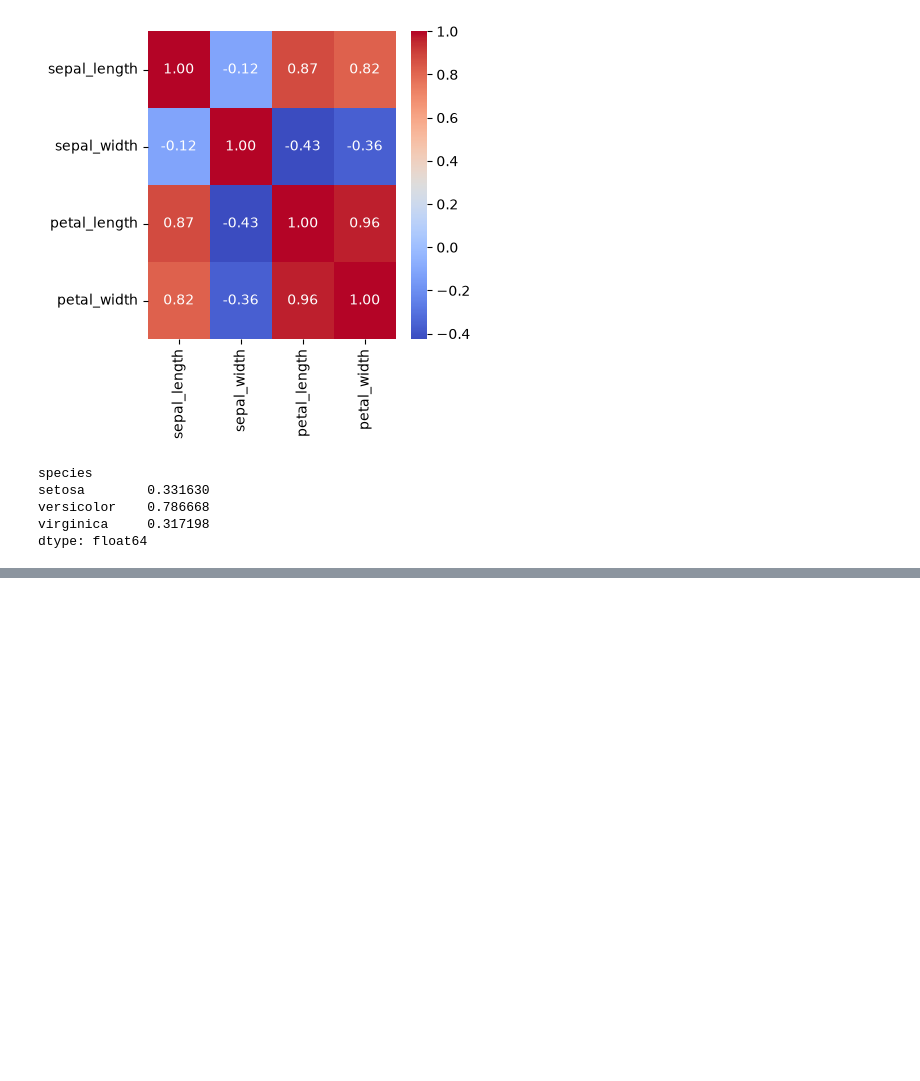
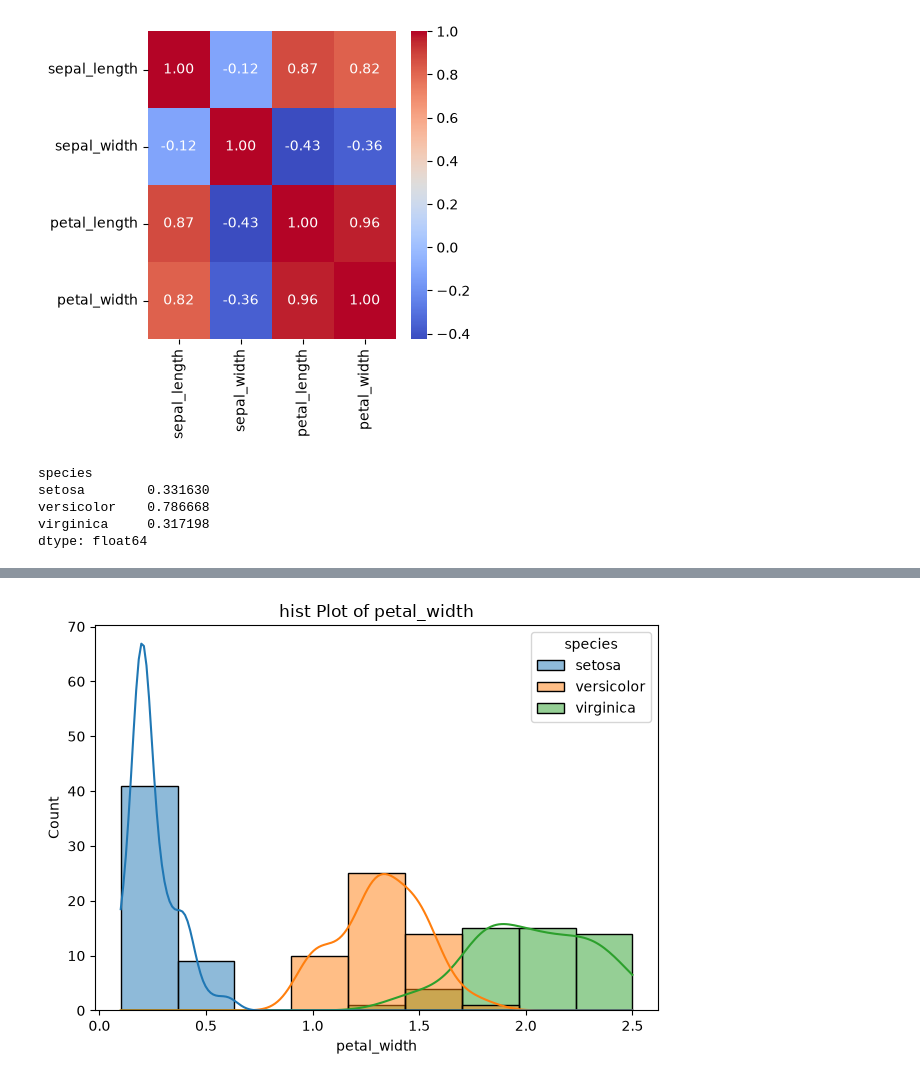
Before and after one commit to vaibhavarora1205/python-Data-Science, a Jupyter notebook: ML Work/iris.ipynb, the cells around one changed output, grey strips where cells are left out. Cells and saved outputs as stored; diff of their text form; code cells hidden in the pictures; blank space fills up the shorter version.

```diff
--- a/ML Work/iris.ipynb
+++ b/ML Work/iris.ipynb
@@ -408,0 +429,4 @@ dtype: float64
+# %%
+plot_feature('petal_width',"hist")
+# %% [output]
+[figure, added]
```
Also changed, not shown: parts of 9 cells of this notebook.
